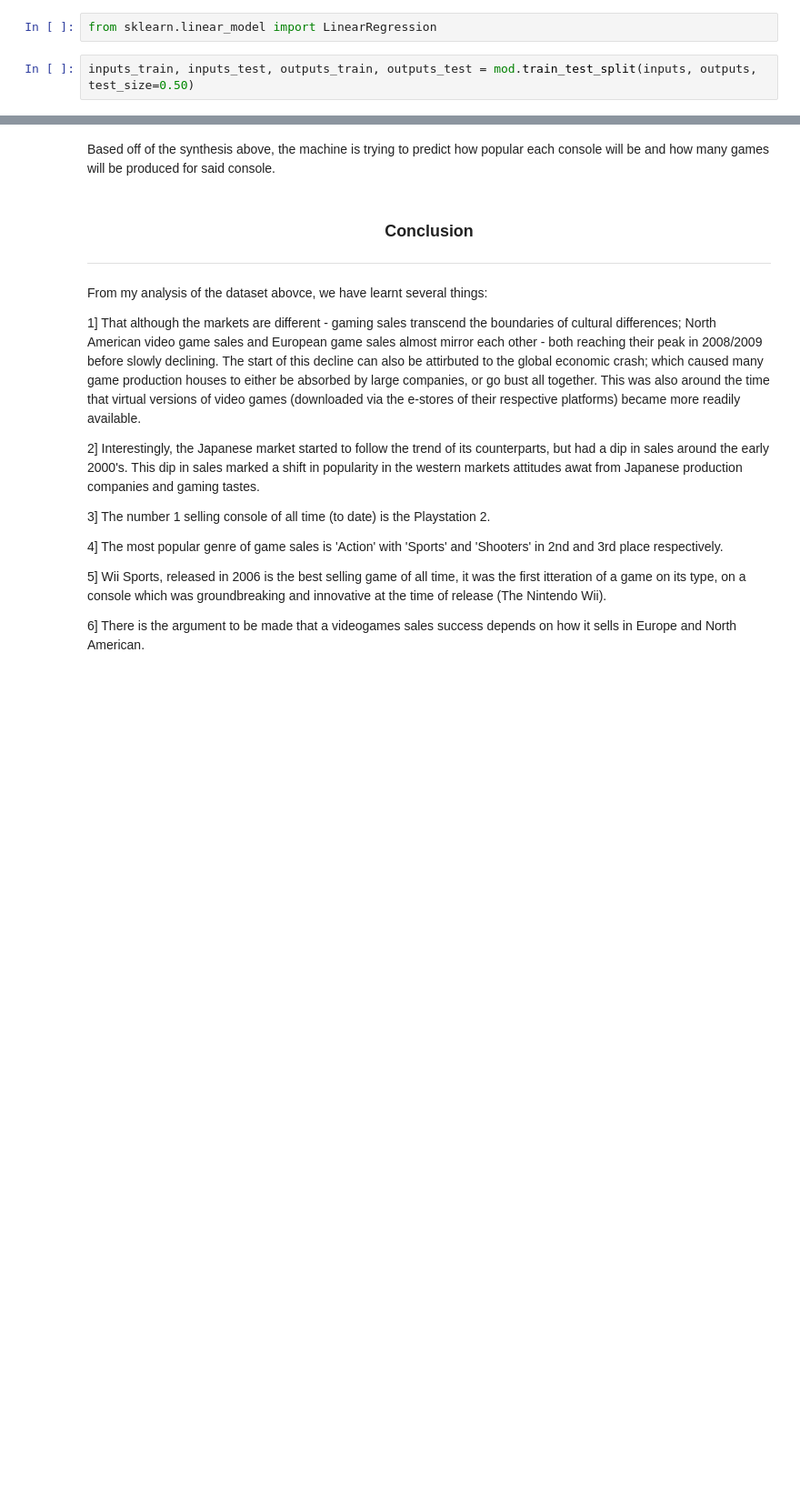
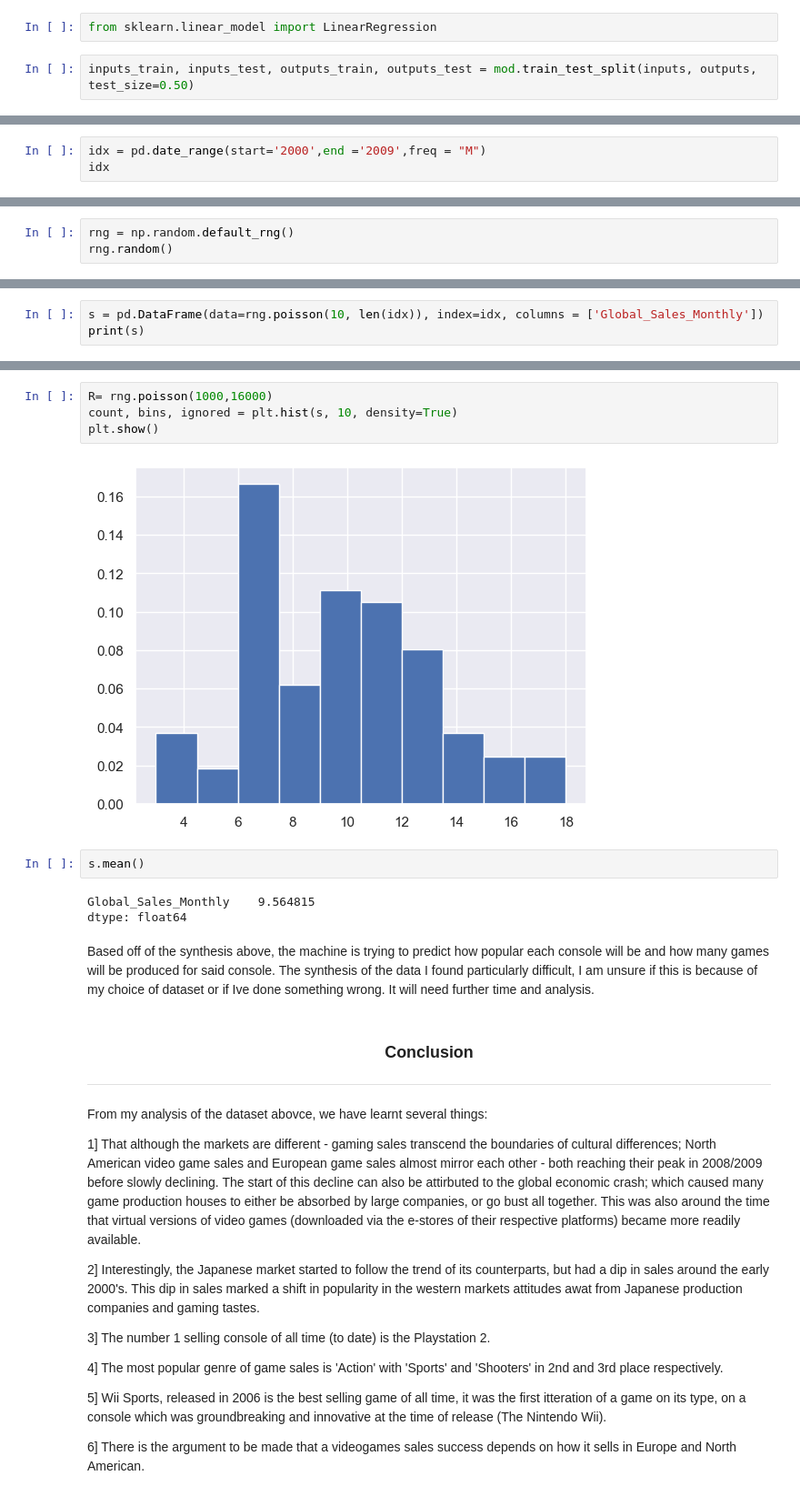
Before and after one commit to SeanE15/Programming-for-Data-Analysis, a Jupyter notebook: Assignment 1/PfDA Project 1.ipynb, the cells around one changed output, grey strips where cells are left out. Shown at 91% size. Cells and saved outputs as stored; diff of their text form; blank space fills up the shorter version.

```diff
--- a/Assignment 1/PfDA Project 1.ipynb
+++ b/Assignment 1/PfDA Project 1.ipynb
@@ -435,0 +433,3 @@ plt.show()
+# %%
+idx = pd.date_range(start='2000',end ='2009',freq = "M")
+idx
@@ -435,0 +445,3 @@ plt.show()
+# %%
+rng = np.random.default_rng()
+rng.random()
@@ -435,0 +450,3 @@ plt.show()
+# %%
+s = pd.DataFrame(data=rng.poisson(10, len(idx)), index=idx, columns = ['Global_Sales_Monthly'])
+print(s)
@@ -436,5 +468,16 @@ plt.show()
+# %%
+R= rng.poisson(1000,16000)
+count, bins, ignored = plt.hist(s, 10, density=True)
+plt.show()
+# %% [output]
+[figure, added]
+# %%
+s.mean()
+# %% [output]
+Global_Sales_Monthly    9.564815
+dtype: float64
 # %% [markdown]
-Based off of the synthesis above, the machine is trying to predict how popular each console will be and how many games will be produced for said console.
+Based off of the synthesis above, the machine is trying to predict how popular each console will be and how many games will be produced for said console. The synthesis of the data I found particularly difficult, I am unsure if this is because of my choice of dataset or if Ive done something wrong. It will need further time and analysis.
 # %% [markdown]
 <h3 align="center">Conclusion</h3>
 
```
Also changed, not shown: parts of 15 cells of this notebook.
